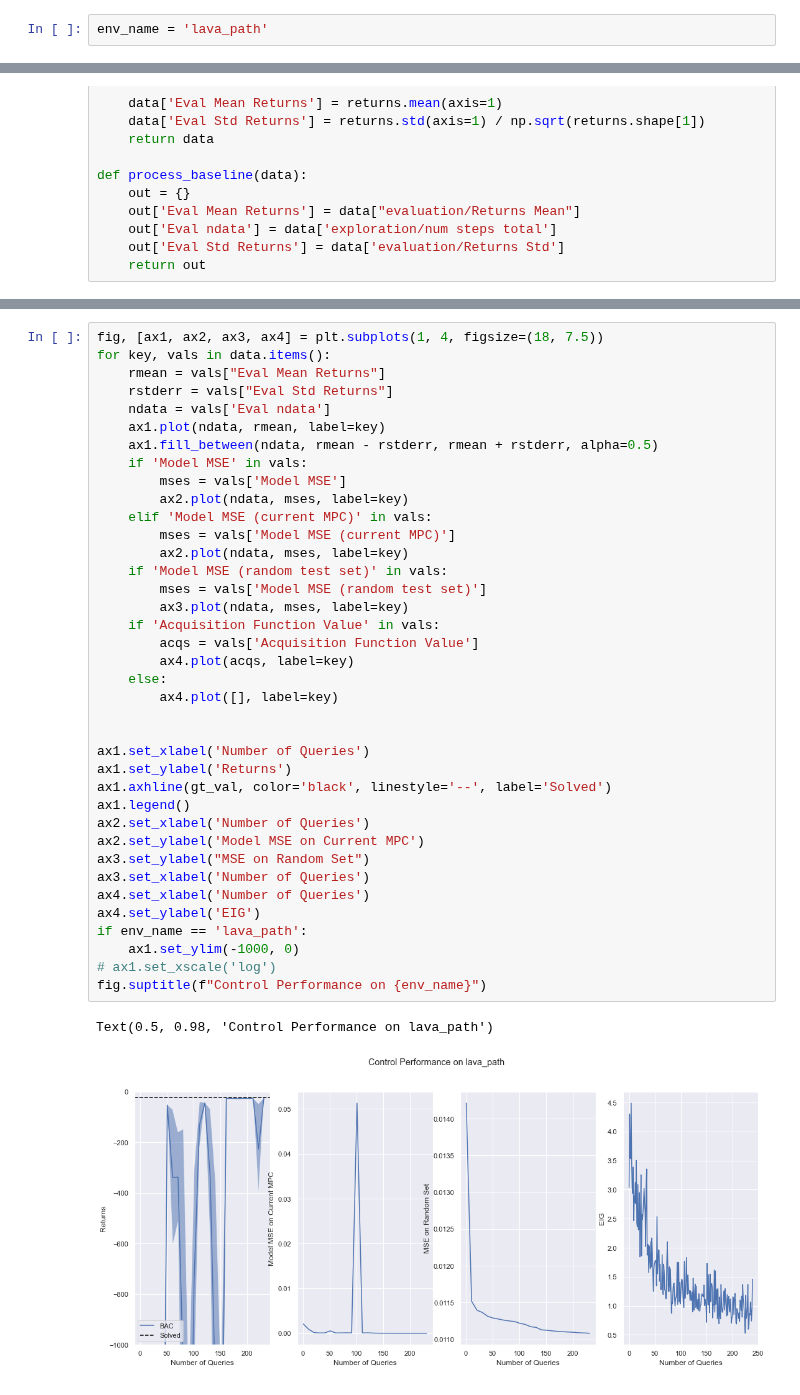
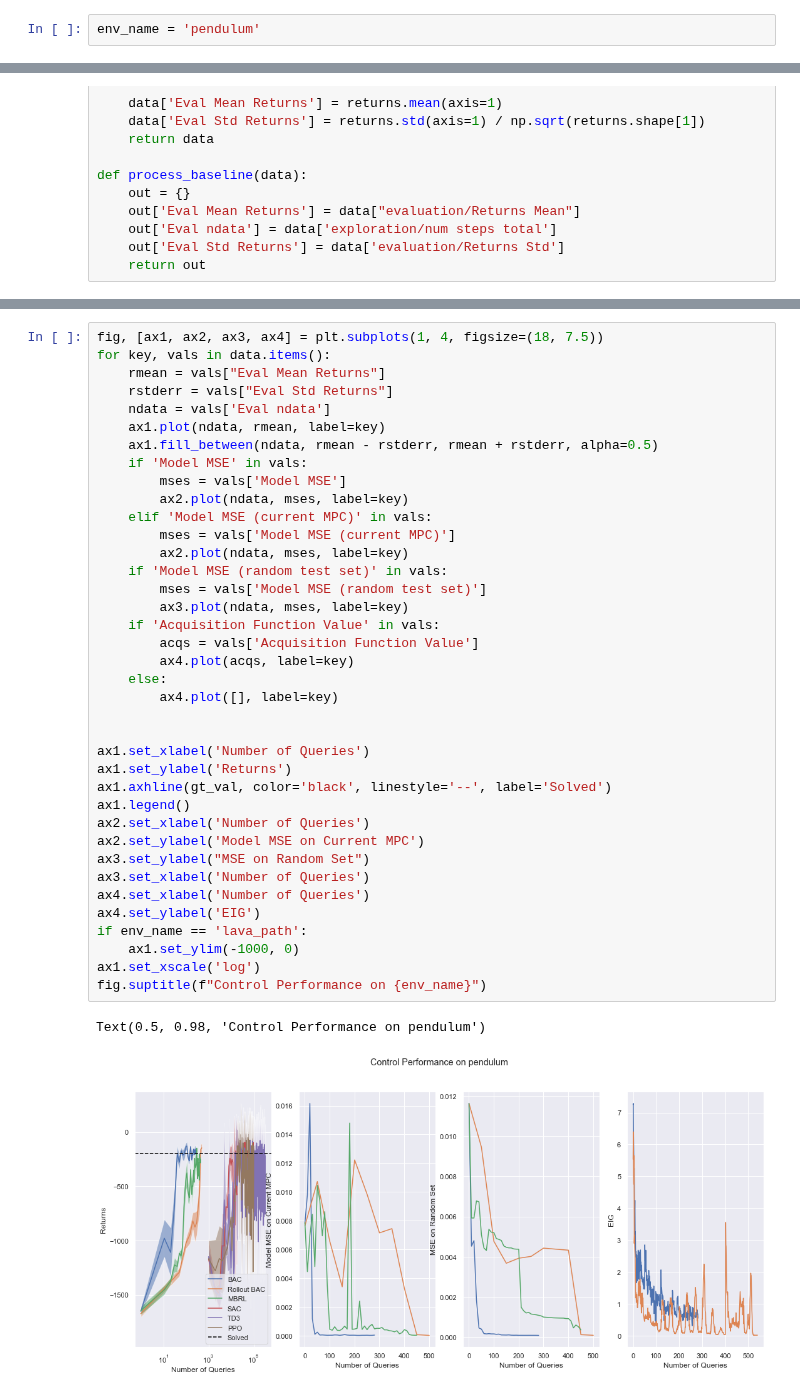
Before and after one commit to fusion-ml/trajectory-information-rl, a Jupyter notebook: notebooks/plot_returns.ipynb, the cells around one changed output, grey strips where cells are left out. Saved outputs shown, nothing was run; the diff lists cells and outputs as text.

```diff
--- a/notebooks/plot_returns.ipynb
+++ b/notebooks/plot_returns.ipynb
@@ -13,7 +13,7 @@ sns.set_theme()
 base_path = Path('../experiments')
 baseline_path = Path('../../bac-baselines/experiments')
 # %%
-env_name = 'lava_path'
+env_name = 'pendulum'
 # %%
 pend_paths = {# 'BAC (seed 12)': 'random_init_12_2021-08-05/10-02-01/',
          'BAC': 'pend_norm_tele_mg_3mc_2021-08-16/21-16-21',
@@ -91,36 +96,36 @@ for key, vals in data.items():
     if 'Model MSE' in vals:
         mses = vals['Model MSE']
         ax2.plot(ndata, mses, label=key)
     elif 'Model MSE (current MPC)' in vals:
         mses = vals['Model MSE (current MPC)']
         ax2.plot(ndata, mses, label=key)
     if 'Model MSE (random test set)' in vals:
         mses = vals['Model MSE (random test set)']
         ax3.plot(ndata, mses, label=key)
     if 'Acquisition Function Value' in vals:
         acqs = vals['Acquisition Function Value']
         ax4.plot(acqs, label=key)
     else:
         ax4.plot([], label=key)
 
 
 ax1.set_xlabel('Number of Queries')
 ax1.set_ylabel('Returns')
 ax1.axhline(gt_val, color='black', linestyle='--', label='Solved')
 ax1.legend()
 ax2.set_xlabel('Number of Queries')
 ax2.set_ylabel('Model MSE on Current MPC')
 ax3.set_ylabel("MSE on Random Set")
 ax3.set_xlabel('Number of Queries')
 ax4.set_xlabel('Number of Queries')
 ax4.set_ylabel('EIG')
 if env_name == 'lava_path':
     ax1.set_ylim(-1000, 0)
-# ax1.set_xscale('log')
+ax1.set_xscale('log')
 fig.suptitle(f"Control Performance on {env_name}")
 # %% [output]
-Text(0.5, 0.98, 'Control Performance on lava_path')
+Text(0.5, 0.98, 'Control Performance on pendulum')
-[figure, old version]
+[figure, new version]
 # %%
 fig, ax = plt.subplots(figsize=(10,6))
 for key, vals in data.items():
```
Also changed, not shown: parts of 2 cells of this notebook.
